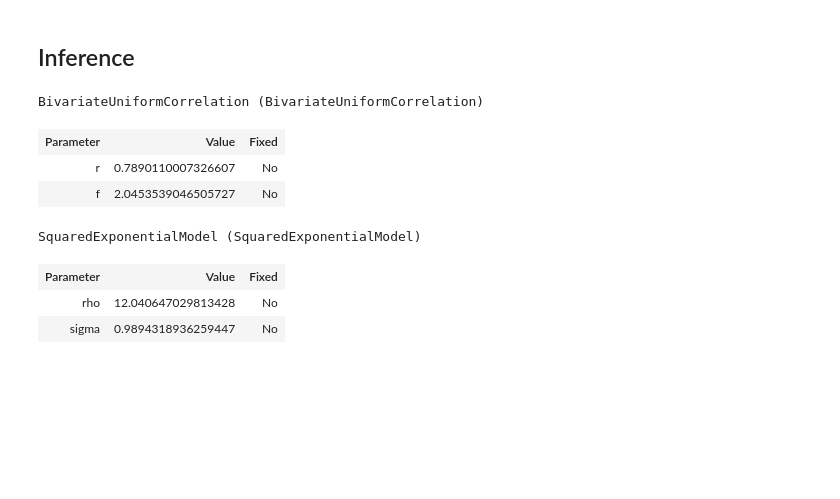
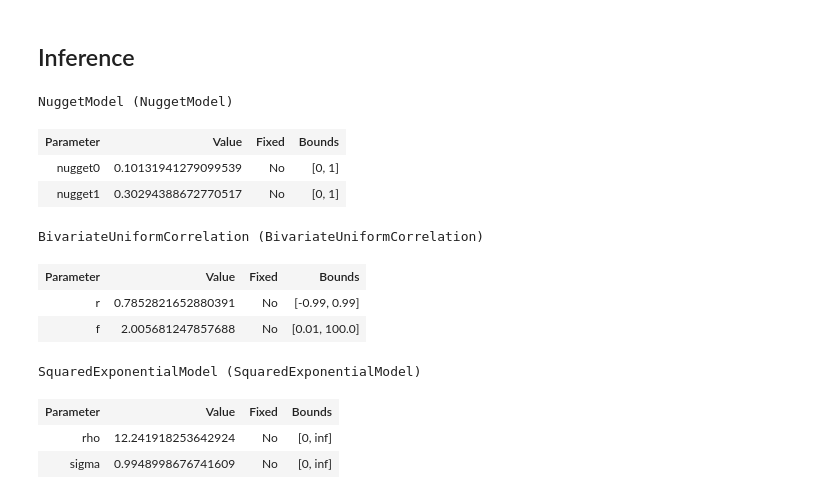
Before and after one commit to arthurBarthe/debiased-spatial-whittle, a Jupyter notebook: docs/notebooks/multivariate_two_grids.ipynb, the cells around one changed output. Cells and saved outputs as stored; diff of their text form; code cells hidden in the pictures; blank space fills up the shorter version.

```diff
--- a/docs/notebooks/multivariate_two_grids.ipynb
+++ b/docs/notebooks/multivariate_two_grids.ipynb
@@ -36,5 +36,7 @@ m.nugget = 0.01
 bvm = BivariateUniformCorrelation(m)
 bvm.r = 0.75
 bvm.f = 2.0
-bvm
+
+model = NuggetModel(bvm, nugget0=0.1, nugget1=0.3)
+model
 # %% [output]
@@ -49,7 +55,7 @@ SquaredExponentialModel (SquaredExponentialModel)
 # %% [markdown]
 ## Sample generation
 # %%
-s = MultivariateSamplerOnRectangularGrid(bvm, g, p=2)
+s = MultivariateSamplerOnRectangularGrid(model, g, p=2)
 
 data = s()
 data_plot = np.where(g.mask != 0, data, np.nan)
@@ -104,21 +107,25 @@ m.sigma = 1.0
 # %%
 from IPython import display
 
 
 def func(*args, **kargs):
     display.clear_output(wait=True)
-    display.display(bvm)
+    display.display(model)
 
-estimate = estimator(bvm, data, opt_callback=func)
+estimate = estimator(model, data, opt_callback=func)
 
 display.clear_output()
 estimate
 # %% [output]
-BivariateUniformCorrelation (BivariateUniformCorrelation)
+NuggetModel (NuggetModel)
-| Parameter | Value | Fixed |
-| r | 0.7890110007326607 | No |
-| f | 2.0453539046505727 | No |
+| Parameter | Value | Fixed | Bounds |
+| nugget0 | 0.10131941279099539 | No | [0, 1] |
+| nugget1 | 0.30294388672770517 | No | [0, 1] |
-SquaredExponentialModel (SquaredExponentialModel)
+BivariateUniformCorrelation (BivariateUniformCorrelation)
-| Parameter | Value | Fixed |
-| rho | 12.040647029813428 | No |
-| sigma | 0.9894318936259447 | No |
+| Parameter | Value | Fixed | Bounds |
+| r | 0.7852821652880391 | No | [-0.99, 0.99] |
+| f | 2.005681247857688 | No | [0.01, 100.0] |
+SquaredExponentialModel (SquaredExponentialModel)
+| Parameter | Value | Fixed | Bounds |
+| rho | 12.241918253642924 | No | [0, inf] |
+| sigma | 0.9948998676741609 | No | [0, inf] |
```
Also changed, not shown: parts of 6 cells of this notebook, 7 other files.
